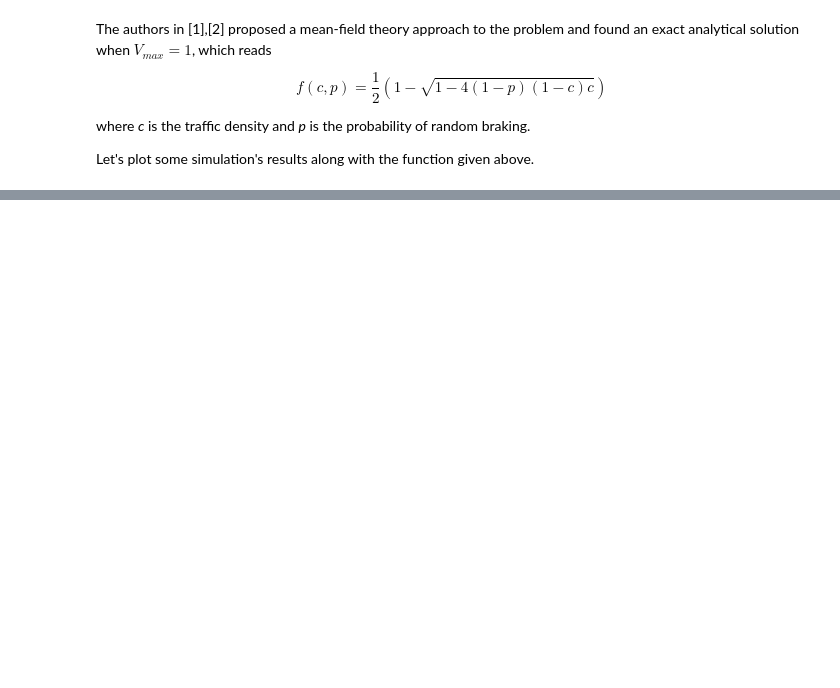
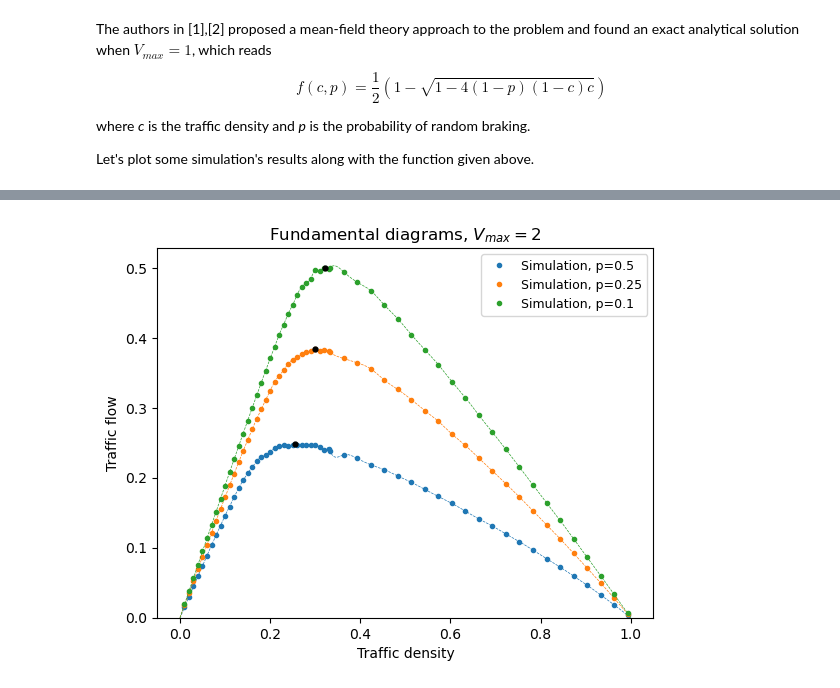
Before and after one commit to juanjogervasio/Monte-Carlo-traffic-simulation, a Jupyter notebook: Fundamental diagrams.ipynb, the cells around one changed output, grey strips where cells are left out. Drawn from its saved outputs; the diff is of its cells as text; code cells hidden in the pictures; blank space fills up the shorter version.

```diff
--- a/Fundamental diagrams.ipynb
+++ b/Fundamental diagrams.ipynb
@@ -306,0 +428,42 @@ These features of the model with $V_{max}=1$ make it fairly unrealistic, even wi
+# %%
+# Primero busco el máximo con un ajuste spline cúbico, para cada simulación
+from scipy.interpolate import CubicSpline as cubfit
+
+maximos = [] # Acá guardo los máximos obtenidos en cada caso:
+             # [(x_1, y_1), (x_2, y_2), ...]
+functions = []  # Voy a guardar también las funciones spline
+
+# Voy a calcular para cada simulación:
+for datos in Diagramas:
+    fit = cubfit(datos[0], datos[1])   # Acá obtengo la función tras el ajuste
+
+    functions.append(fit)
+    deriv = fit.derivative()           # Calculo la derivada de la función spline
+    func_values={}                     # Acá voy a guardar los puntos críticos
+    for i in deriv.roots():            # Y acá calculo las raices de la derivada
+        if i>0 and i<1/(V_max+1):
+            fun_eval = fit(i)                              # Evalúo la función en la i root
+            func_values.update({float(fun_eval): i})    # La almaceno en un diccionario: {f(i):i}
+
+    y_max = max(func_values.keys())  # Obtengo el máximo valor de f
+    x_max = func_values[y_max]       # Obtengo el x corresp. al máximo
+    maximos.append([x_max, y_max])      # Y acá guardo el punto máximo
+# %%
+# Grafico simulacion para cada p, junto con el punto máximo.
+
+x = np.linspace(0,1,5001)
+fig, ax = plt.subplots()
+for datos, p, coord_max, f in zip(Diagramas,[0.5, 0.25, 0.1] , maximos, functions):
+    plot, = ax.plot(datos[0],datos[1], '.', label="Simulation, p={}".format(p))
+    ax.plot(x, f(x), "--", linewidth=0.5, color=plot.get_color())
+    ax.plot(coord_max[0], coord_max[1], '.', color="0", markersize=7)
+
+
+ax.set_ylim(0)
+ax.set_xlabel("Traffic density")
+ax.set_ylabel("Traffic flow")
+ax.set_title("Fundamental diagrams, $V_{max} = 2$")
+ax.legend(loc="upper right", fontsize=9)
+plt.show()
+# %% [output]
+[figure, added]
```
Also changed, not shown: parts of 12 cells of this notebook.
